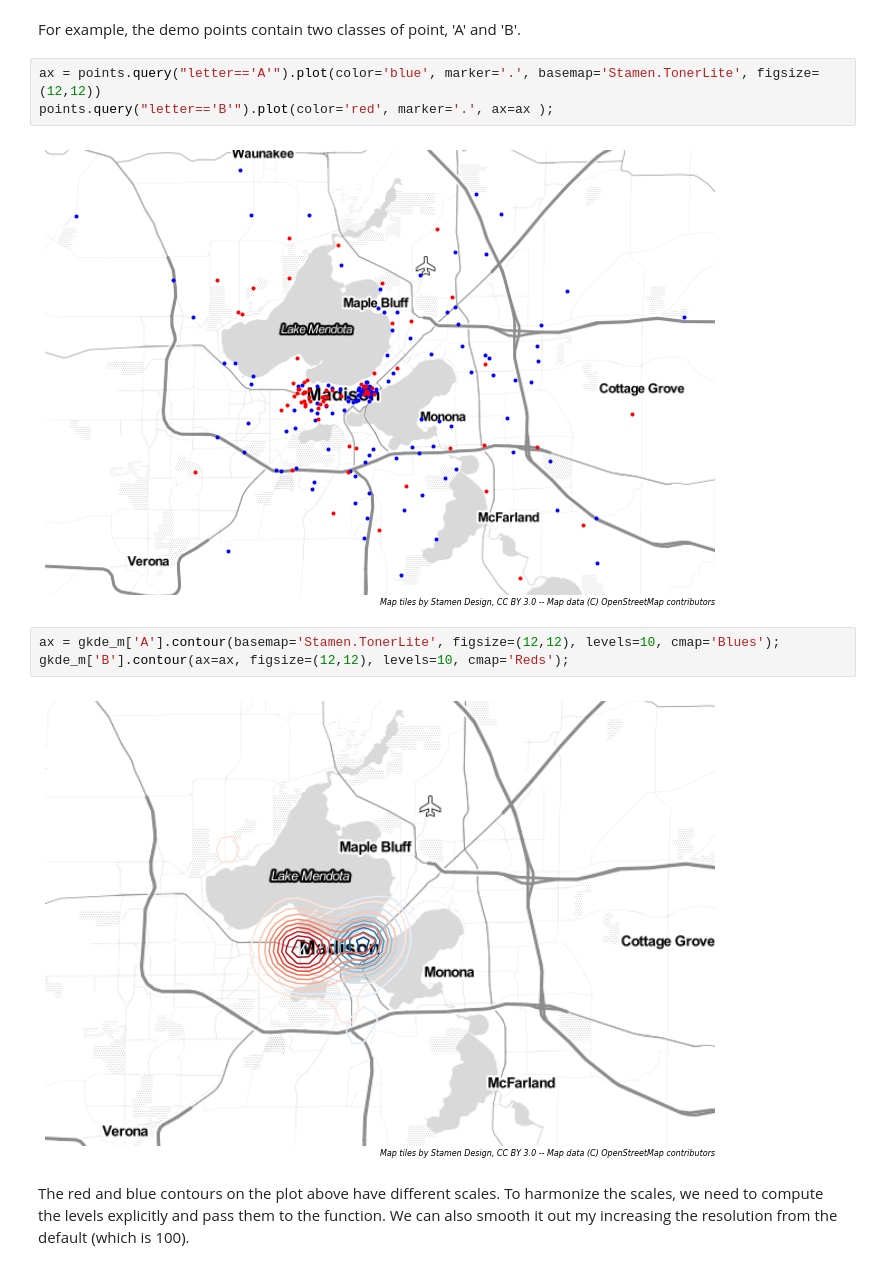
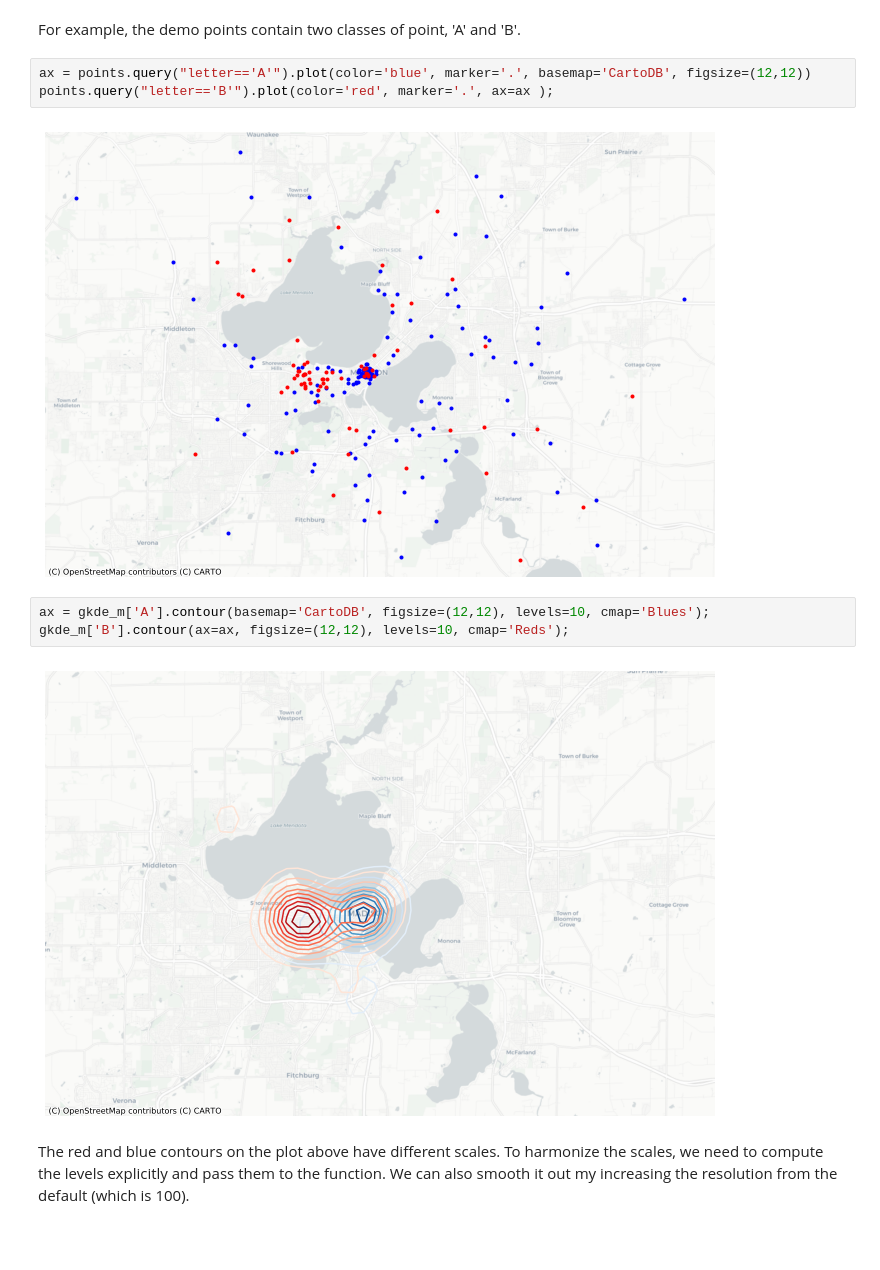
Before and after one commit to jpn--/mapped, a Jupyter notebook: examples/example-contours.ipynb, the cells around one changed output. Drawn from its saved outputs; the diff is of its cells as text; blank space fills up the shorter version.

```diff
--- a/examples/example-contours.ipynb
+++ b/examples/example-contours.ipynb
@@ -43,15 +43,15 @@ gkde_m = GeoKernelDensity(bandwidth=0.00015).multifit(points, 'letter')
 # %% [markdown]
 For example, the demo points contain two classes of point, 'A' and 'B'.
 # %%
-ax = points.query("letter=='A'").plot(color='blue', marker='.', basemap='Stamen.TonerLite', figsize=(12,12))
+ax = points.query("letter=='A'").plot(color='blue', marker='.', basemap='CartoDB', figsize=(12,12))
 points.query("letter=='B'").plot(color='red', marker='.', ax=ax );
 # %% [output]
-[figure, old version]
+[figure, new version]
 # %%
-ax = gkde_m['A'].contour(basemap='Stamen.TonerLite', figsize=(12,12), levels=10, cmap='Blues');
+ax = gkde_m['A'].contour(basemap='CartoDB', figsize=(12,12), levels=10, cmap='Blues');
 gkde_m['B'].contour(ax=ax, figsize=(12,12), levels=10, cmap='Reds');
 # %% [output]
-[figure, old version]
+[figure, new version]
 # %% [markdown]
 The red and blue contours on the plot above have different scales.  To
 harmonize the scales, we need to compute the levels explicitly and pass
```
Also changed, not shown: parts of 12 cells of this notebook.
